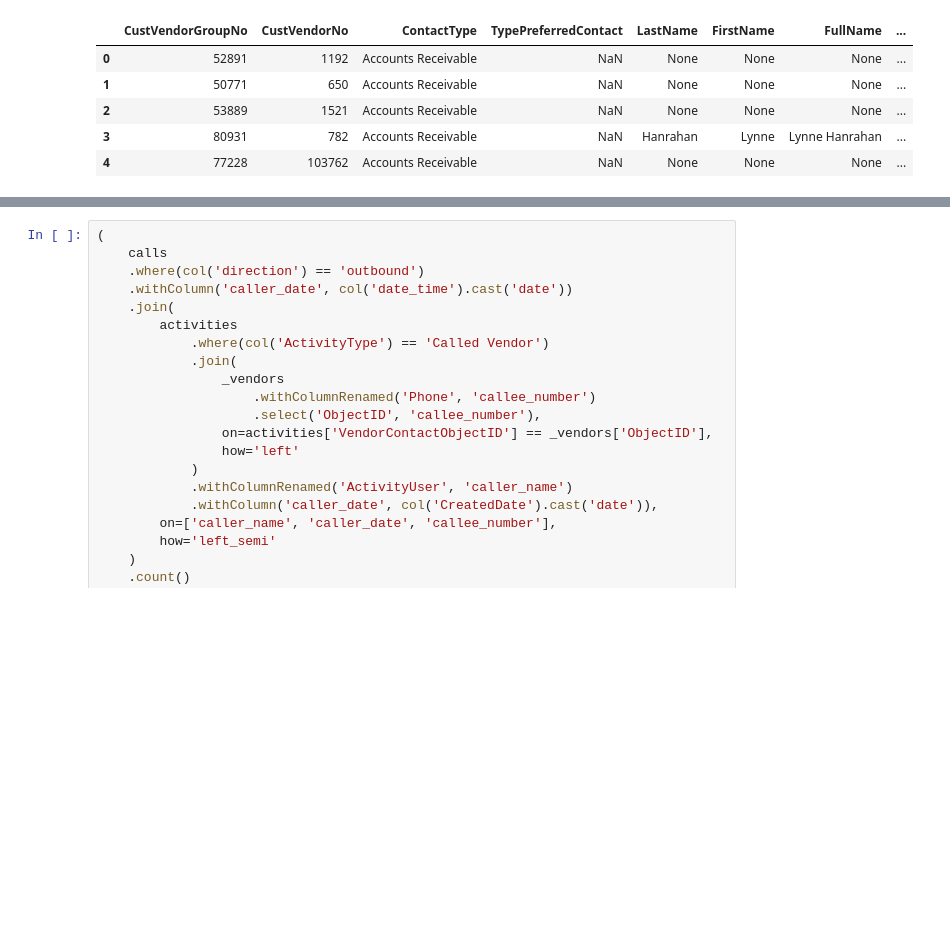
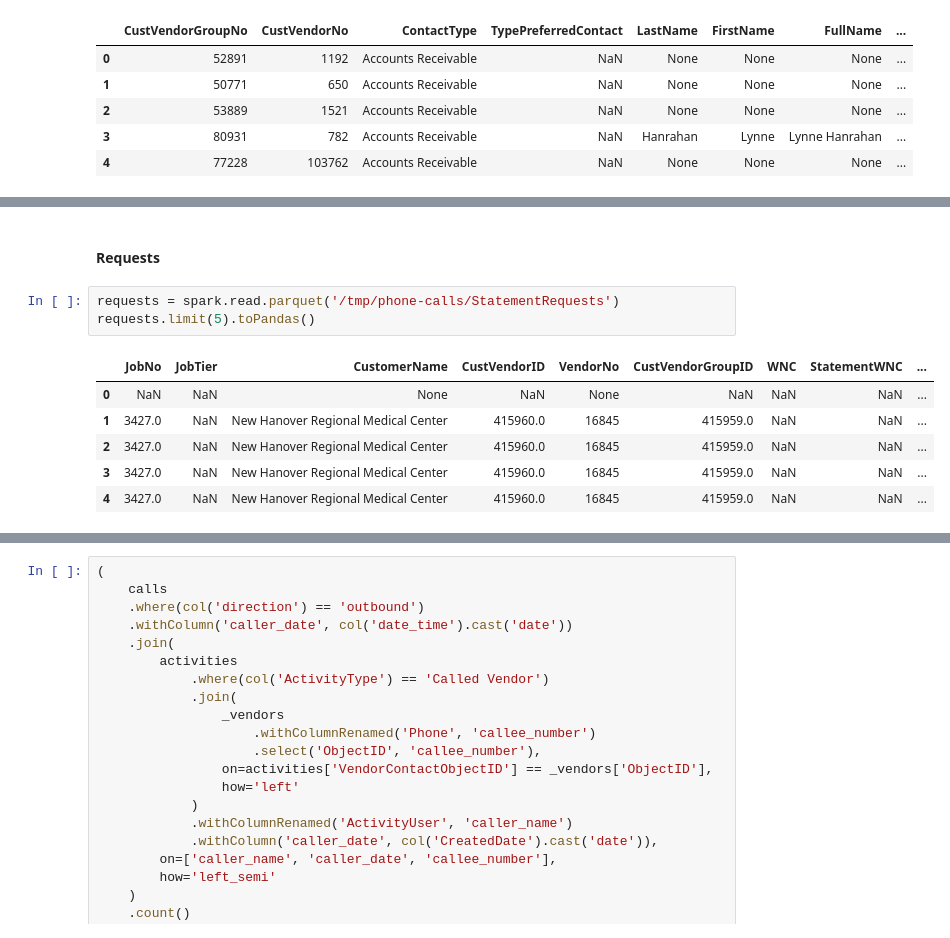
Before and after one commit to cpassorelli/call-reports, a Jupyter notebook: ipython/prepare-activities.ipynb, the cells around one changed output, grey strips where cells are left out. Drawn from its saved outputs; the diff is of its cells as text; blank space fills up the shorter version.

```diff
--- a/ipython/prepare-activities.ipynb
+++ b/ipython/prepare-activities.ipynb
@@ -570,0 +441,12 @@ activities.where(col('ActivityUser') == 'Josephine Dagher').count()
+# %% [markdown]
+#### Requests
+# %%
+requests = spark.read.parquet('/tmp/phone-calls/StatementRequests')
+requests.limit(5).toPandas()
+# %% [output]
+|  | JobNo | JobTier | CustomerName | CustVendorID | VendorNo | CustVendorGroupID | WNC | StatementWNC | ... |
+| 0 | NaN | NaN | None | NaN | None | NaN | NaN | NaN | ... |
+| 1 | 3427.0 | NaN | New Hanover Regional Medical Center | 415960.0 | 16845 | 415959.0 | NaN | NaN | ... |
+| 2 | 3427.0 | NaN | New Hanover Regional Medical Center | 415960.0 | 16845 | 415959.0 | NaN | NaN | ... |
+| 3 | 3427.0 | NaN | New Hanover Regional Medical Center | 415960.0 | 16845 | 415959.0 | NaN | NaN | ... |
+| 4 | 3427.0 | NaN | New Hanover Regional Medical Center | 415960.0 | 16845 | 415959.0 | NaN | NaN | ... |
```
Also changed, not shown: parts of 73 cells of this notebook, 1 other file.
